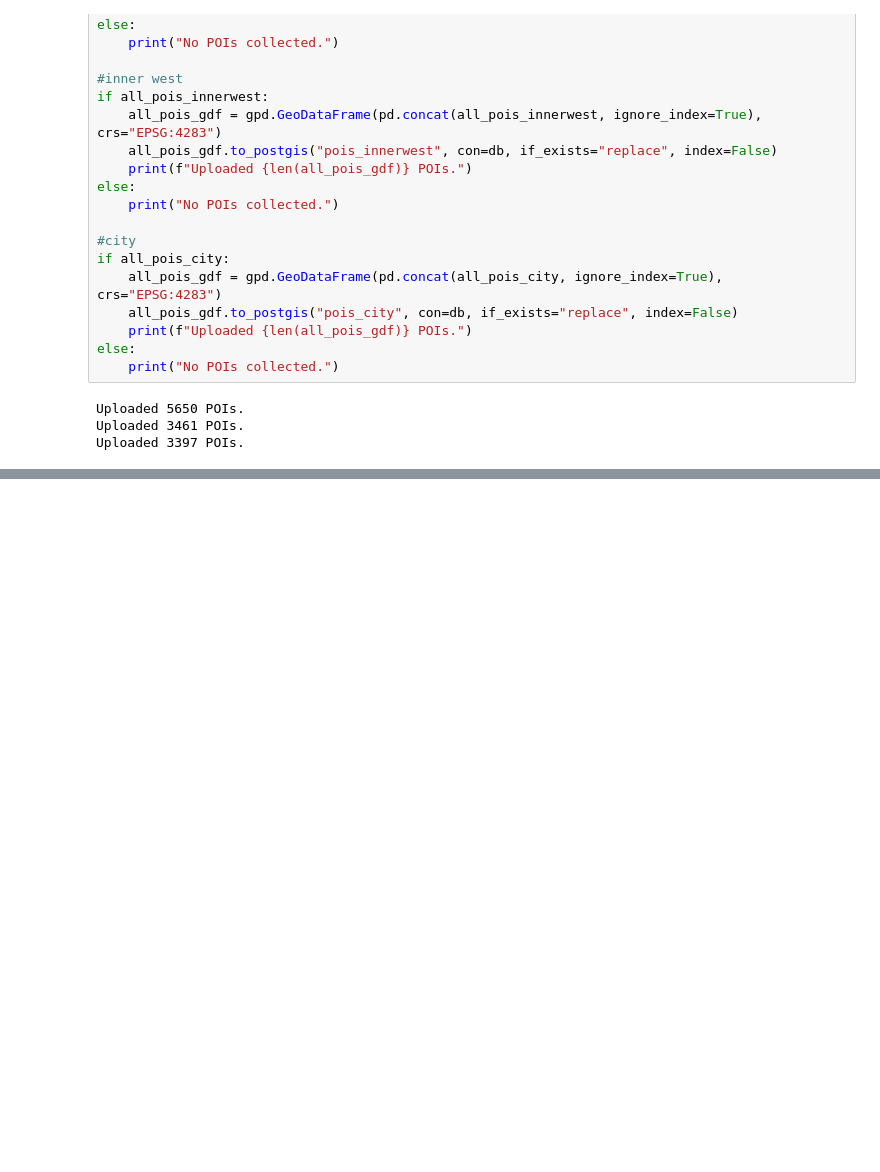
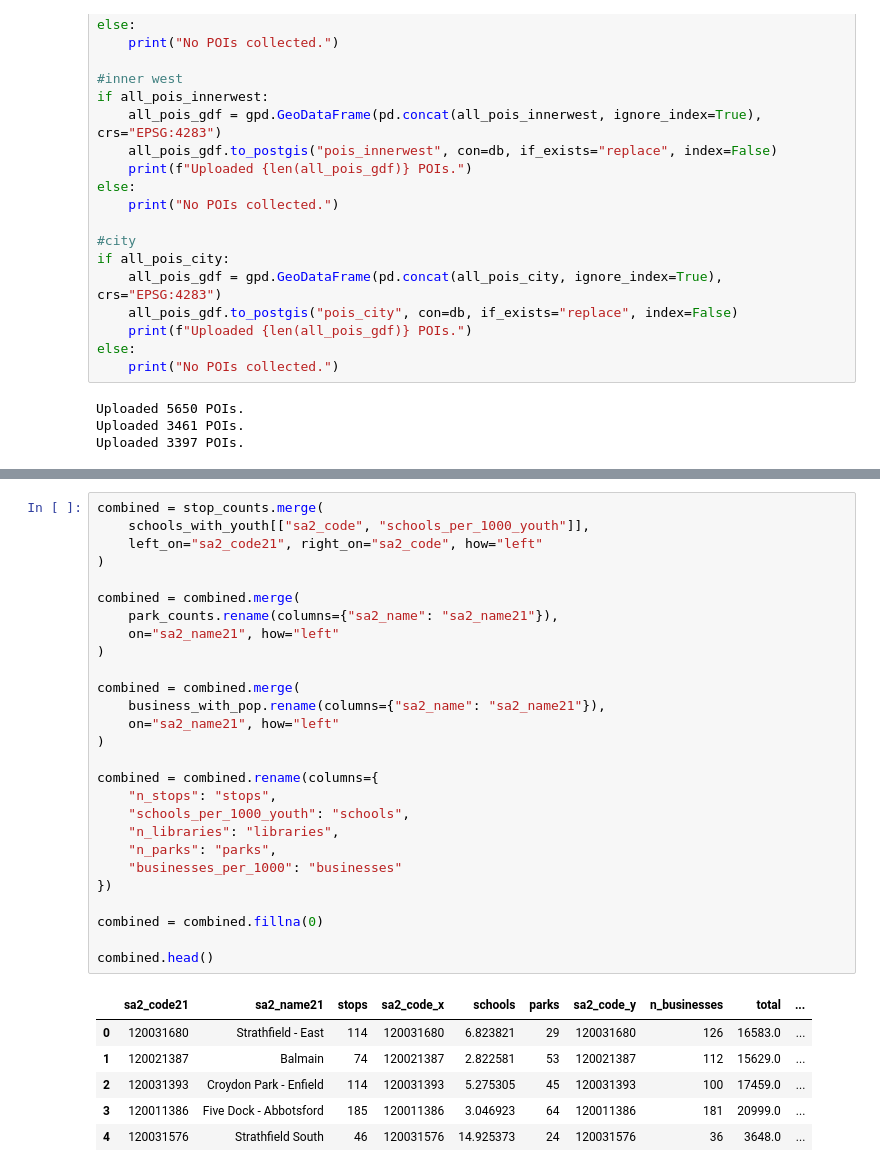
Before and after one commit to Katherine-Kong/DATA2001-A, a Jupyter notebook: Report.ipynb, the cells around one changed output, grey strips where cells are left out. Drawn from its saved outputs; the diff is of its cells as text; blank space fills up the shorter version.

```diff
--- a/Report.ipynb
+++ b/Report.ipynb
@@ -621,0 +768,34 @@ The final output should be a table where each row is an SA2, and columns represe
+# %%
+combined = stop_counts.merge(
+    schools_with_youth[["sa2_code", "schools_per_1000_youth"]],
+    left_on="sa2_code21", right_on="sa2_code", how="left"
+)
+
+combined = combined.merge(
+    park_counts.rename(columns={"sa2_name": "sa2_name21"}),
+    on="sa2_name21", how="left"
+)
+
+combined = combined.merge(
+    business_with_pop.rename(columns={"sa2_name": "sa2_name21"}),
+    on="sa2_name21", how="left"
+)
+
+combined = combined.rename(columns={
+    "n_stops": "stops",
+    "schools_per_1000_youth": "schools",
+    "n_libraries": "libraries",
+    "n_parks": "parks",
+    "businesses_per_1000": "businesses"
+})
+
+combined = combined.fillna(0)
+
+combined.head()
+# %% [output]
+|  | sa2_code21 | sa2_name21 | stops | sa2_code_x | schools | parks | sa2_code_y | n_businesses | total | ... |
+| 0 | 120031680 | Strathfield - East | 114 | 120031680 | 6.823821 | 29 | 120031680 | 126 | 16583.0 | ... |
+| 1 | 120021387 | Balmain | 74 | 120021387 | 2.822581 | 53 | 120021387 | 112 | 15629.0 | ... |
+| 2 | 120031393 | Croydon Park - Enfield | 114 | 120031393 | 5.275305 | 45 | 120031393 | 100 | 17459.0 | ... |
+| 3 | 120011386 | Five Dock - Abbotsford | 185 | 120011386 | 3.046923 | 64 | 120011386 | 181 | 20999.0 | ... |
+| 4 | 120031576 | Strathfield South | 46 | 120031576 | 14.925373 | 24 | 120031576 | 36 | 3648.0 | ... |
```
Also changed, not shown: parts of 19 cells of this notebook, 1 other file.
